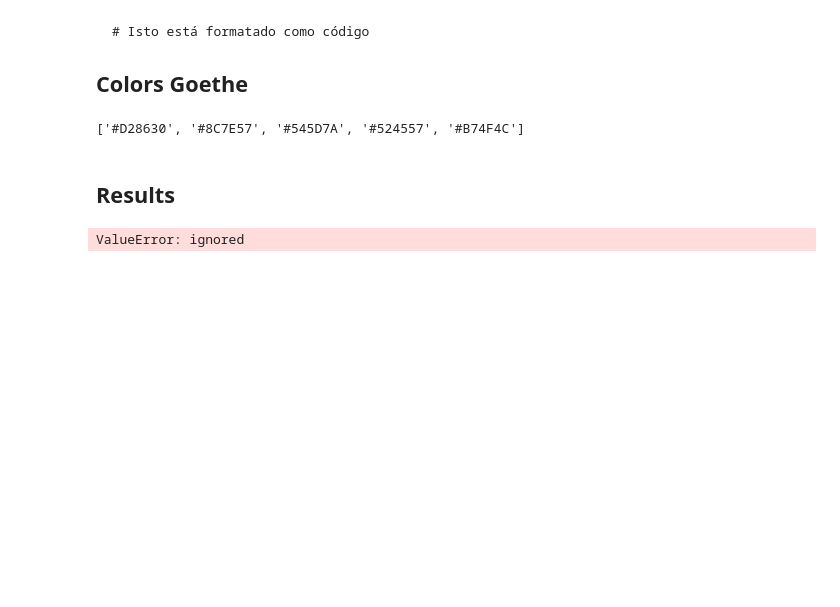
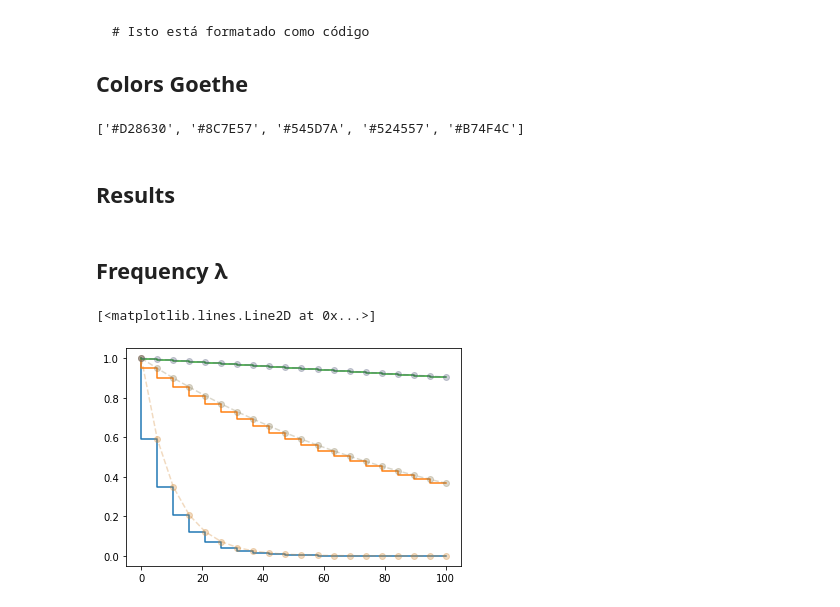
Before and after one commit to rpessoa1983/risk_experience, a Jupyter notebook: risk_experience_nb.ipynb, the cells around one changed output. Drawn from its saved outputs; the diff is of its cells as text; code cells hidden in the pictures; blank space fills up the shorter version.

```diff
--- a/risk_experience_nb.ipynb
+++ b/risk_experience_nb.ipynb
@@ -30,50 +30,47 @@ colours_goethe
 ['#D28630', '#8C7E57', '#545D7A', '#524557', '#B74F4C']
 # %% [markdown]
 ## Results
+# %%
+import numpy as np
+import pandas as pd
+import matplotlib.pyplot as plt
+
+# time
+
+tmin = 0
+tmax = 100
+n_pt = 20
+t = np.linspace(tmin,tmax,n_pt)
+# %% [markdown]
+## Frequency λ
 # %%
-import numpy as np
-import pandas as pd
-import matplotlib.pyplot as plt
-
-# time
-
-tmin = 0
-tmax = 100
-n_pt = 1000
-t = np.linspace(tmin,tmax,n_pt)
-
-
 # First
 lamb = 0.1
-conf = 0.5
 K = 2
-#t = pd.Series([0,0.1,0.2,0.3,0.4,0.5,0.6,0.7,0.8, 0.9, 1.0])
-conf = (np.ones(20))*0.8
-conf[7:13] = 0.5
+conf = (np.ones(20))*1.0
 R = risk_exp(lamb,conf,K,t)
 #plot
 plt.step(t, R, label='Step')
 plt.plot(t, R, 'o--', color=colours_goethe[0], alpha=0.3)
 
 # Second
 lamb = 0.01
 K = 2
-conf = (np.ones(20))*0.8
-conf[7:13] = 0.2
+conf = (np.ones(20))*1
 R = risk_exp(lamb,conf,K,t)
 # plot
 plt.step(t, R, label='Step')
 plt.plot(t, R, 'o--', color=colours_goethe[1], alpha=0.3)
 
 # Third
 # Second
 lamb = 0.001
 K = 2
-conf = (np.ones(20))*0.8
-conf[7:13] = 0.2
+conf = (np.ones(20))*1
 R = risk_exp(lamb,conf,K,t)
 # plot
 plt.step(t, R, label='Step')
 plt.plot(t, R, 'o--', color=colours_goethe[2], alpha=0.3)
 # %% [output]
-ValueError: ignored
+[<matplotlib.lines.Line2D at 0x...>]
+[figure, added]
```
Also changed, not shown: parts of 3 cells of this notebook.
